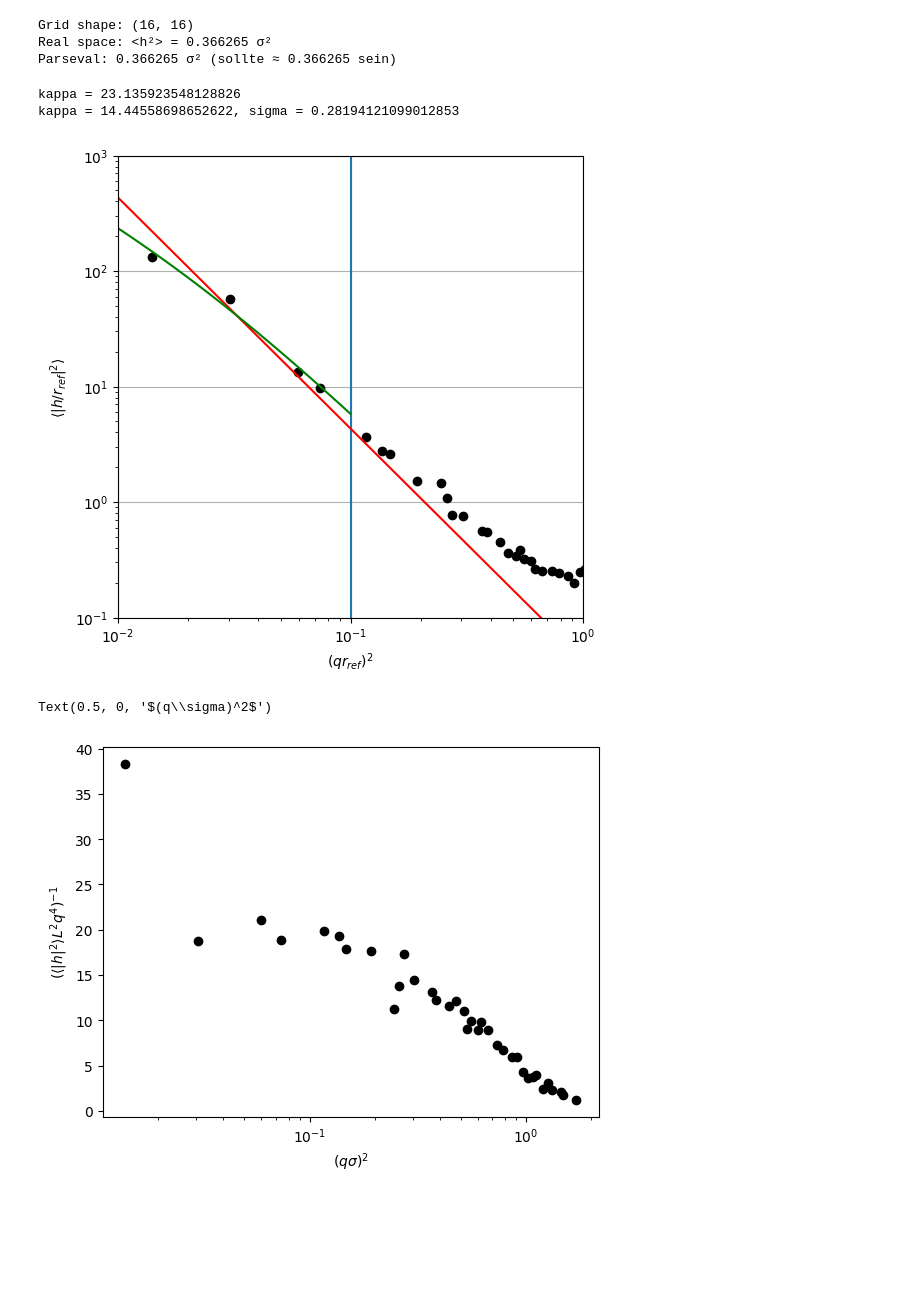
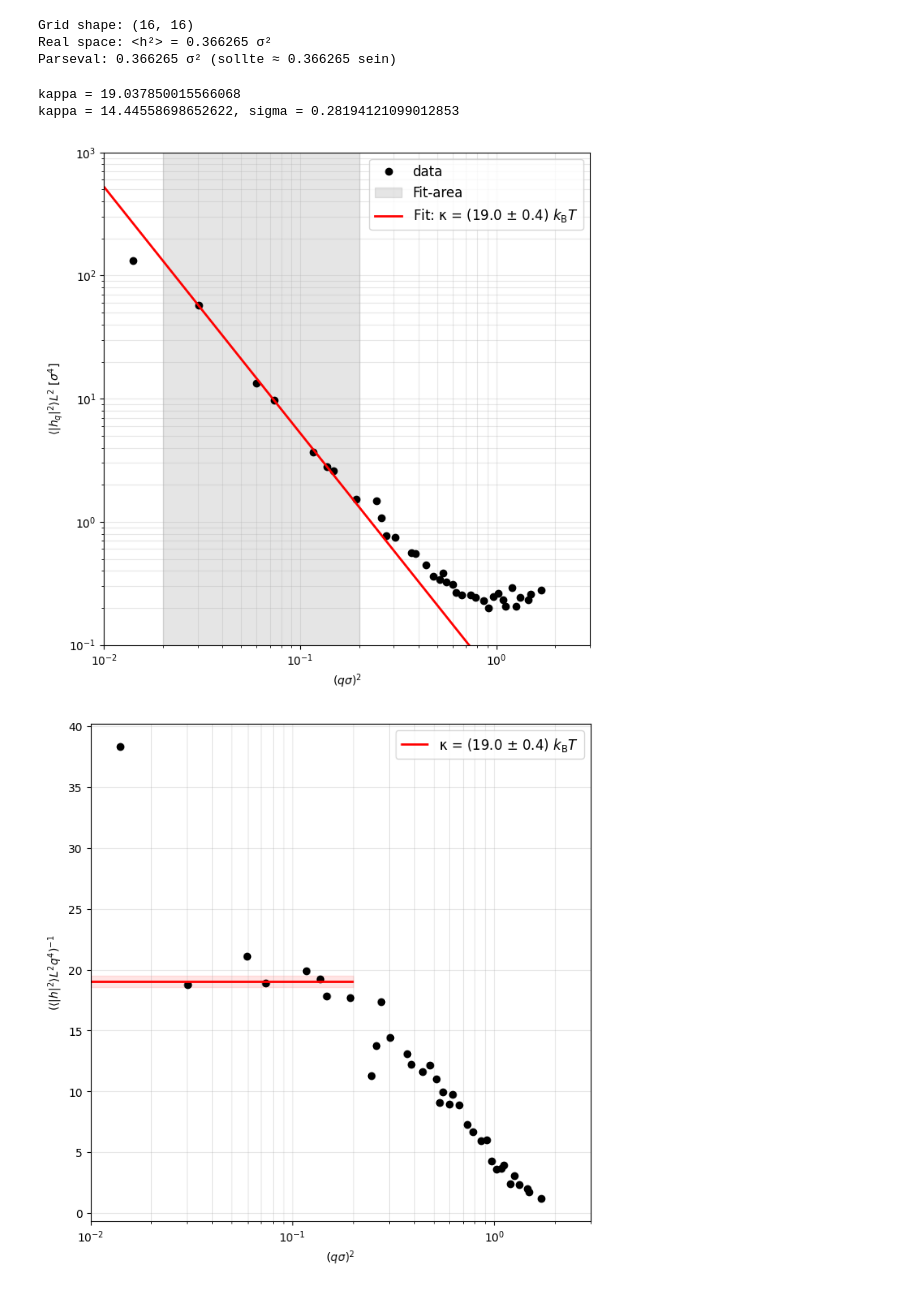
Before and after one commit to G-Scherer/dpd_simulation, a Jupyter notebook: bending_modulus/analysis/analysis_fluc.ipynb, the cells around one changed output. Drawn from its saved outputs; the diff is of its cells as text; code cells hidden in the pictures; blank space fills up the shorter version.

```diff
--- a/bending_modulus/analysis/analysis_fluc.ipynb
+++ b/bending_modulus/analysis/analysis_fluc.ipynb
@@ -8,14 +8,10 @@ import matplotlib.pyplot as plt
 from scipy.stats import binned_statistic_2d
 from scipy.optimize import curve_fit
 # %%
-size = "nph_79.147522"
-if size == "nph_79.147522":
-    lipids = 4096
-elif size == "big":
-    lipids = 8192
+lipids = 4096
 N = 16
 # %%
 dir = "/home/gabriel/Dokumente/bachelor_thesis/dpd_simulation/bending_modulus/"
-top_file = os.path.join(dir, f"setup/bilayer_new_try.data")
-traj_file = os.path.join(dir, f"fluctuation_simulations/bilayer_{size}.lammpstrj")
+top_file = os.path.join(dir, f"setup/bilayer_{lipids}.data")
+traj_file = os.path.join(dir, f"fluctuation_simulations/bilayer_{lipids}.lammpstrj")
 # %%
@@ -256,6 +277,7 @@ def fit(q,p, lower, upper):
     popt, pcov = curve_fit(fit_func, np.log(q_fit**2), np.log(p_fit))
 
     a = popt[0]
+    a_err = np.sqrt(np.diag(pcov))[0]
 
     kappa = 1/np.exp(a)
 
@@ -263,7 +285,7 @@ def fit(q,p, lower, upper):
 
     q2_range = np.logspace(np.log10(lower), np.log10(upper))
 
-    return a, q2_range
+    return a, a_err, q2_range
 # %%
 def fit_func_new(q2, kappa, sigma):
 
@@ -334,40 +368,54 @@ Grid shape: (16, 16)
 Real space: <h²> = 0.366265 σ²
 Parseval: 0.366265 σ² (sollte ≈ 0.366265 sein)
 # %%
-a_gro, q2_range_gro = fit(q_radial_gro, power_radial_gro, 0.01, 0.1)
+a_gro, a_err_gro, q2_range_gro = fit(q_radial_gro, power_radial_gro, 0.02, 0.2)
 a,b,q_range = fit_new(q_radial_gro, power_radial_gro, 0.01, 0.1)
+
+kappa_gro = 1/np.exp(a_gro)
+kappa_gro_err = kappa_gro*a_err_gro
 # %% [output]
-kappa = 23.135923548128826
+kappa = 19.037850015566068
 kappa = 14.44558698652622, sigma = 0.28194121099012853
 # %%
-plt.figure(figsize=(6,6))
+plt.figure(figsize=(7, 7))
 
 mask_gro = (power_radial_gro > 1e-10)
-q_plot_gro, power_plot_gro = q_radial_gro[mask_gro][1:] , power_radial_gro[mask_gro][1:]
+q_plot_gro, power_plot_gro = q_radial_gro[mask_gro][1:], power_radial_gro[mask_gro][1:]
 
-plt.loglog(q_plot_gro**2, power_plot_gro, "o", color="black")
+plt.loglog(q_plot_gro**2, power_plot_gro, "o", color="black", label="data", markersize=6)
 
-plt.xlabel(r"$(qr_{ref})^2$")
-plt.ylabel(r"$\langle |h/r_{ref}|^2\rangle$ ")
+plt.axvspan(0.02, 0.2, alpha=0.2, color='gray', label='Fit-area')
 
-plt.axvline(1e-1)
+q2_range_full = np.logspace(np.log10(0.01), np.log10(1), 100)
+plt.loglog(q2_range_full, np.exp(fit_func(np.log(q2_range_full), a_gro)),
+           "r-", linewidth=2, label=f'Fit: κ = ({kappa_gro:.1f} $\\pm$ {kappa_gro_err:.1f}) $k_{{\\text{{B}}}}T$')
 
-q2_range_gro = np.logspace(-3,1)
+plt.xlabel(r"$(q\sigma)^2$")
+plt.ylabel(r"$\langle |h_q|^2 \rangle L^2$ [$\sigma^4$]")
 
-plt.loglog(q2_range_gro, np.exp(fit_func(np.log(q2_range_gro), a_gro)), "r-")
-plt.loglog(q2_range_new, np.exp(fit_func_new(q_range, a, b)), "g-")
+plt.xlim((0.01, 3))
+plt.ylim((0.1, 1000))
 
-plt.xlim((0.01,1))
-plt.ylim((0.1,1000))
-
-plt.grid()
+plt.legend(fontsize=12, frameon=True)
+plt.grid(True, which="both", ls="-", alpha=0.3)
+plt.tight_layout()
 plt.show()
 
-plt.plot(q_plot_gro**2, 1/(power_plot_gro*q_plot_gro**4), "o", color="black")
+plt.figure(figsize=(7, 7))
+plt.plot(q_plot_gro**2, 1/(power_plot_gro*q_plot_gro**4), "o", color="black", markersize=6)
+
+# κ-Wert als horizontale Linie im Fit-Bereich
+plt.hlines(kappa_gro, 0.01, 0.2, colors='red', linewidth=2, label=f'κ = ({kappa_gro:.1f} $\\pm$ {kappa_gro_err:.1f}) $k_{{\\text{{B}}}}T$')
+plt.fill_between(np.linspace(0.01, 0.2, 50), np.full(50, kappa_gro - kappa_gro_err), np.full(50, kappa_gro + kappa_gro_err), color="red", alpha=0.1)
+
 plt.xscale("log")
+plt.xlim((0.01, 3))
 plt.ylabel(r"$(\langle |h|^2\rangle L^2q^4)^{-1}$")
 plt.xlabel(r"$(q\sigma)^2$")
+plt.legend(fontsize=12, frameon=True)
+plt.grid(True, which="both", ls="-", alpha=0.3)
+plt.tight_layout()
+plt.show()
 # %% [output]
-[figure, old version]
+[figure, new version]
-Text(0.5, 0, '$(q\\sigma)^2$')
-[figure, old version]
+[figure, new version]
```
Also changed, not shown: parts of 12 cells of this notebook, 38 other files.
